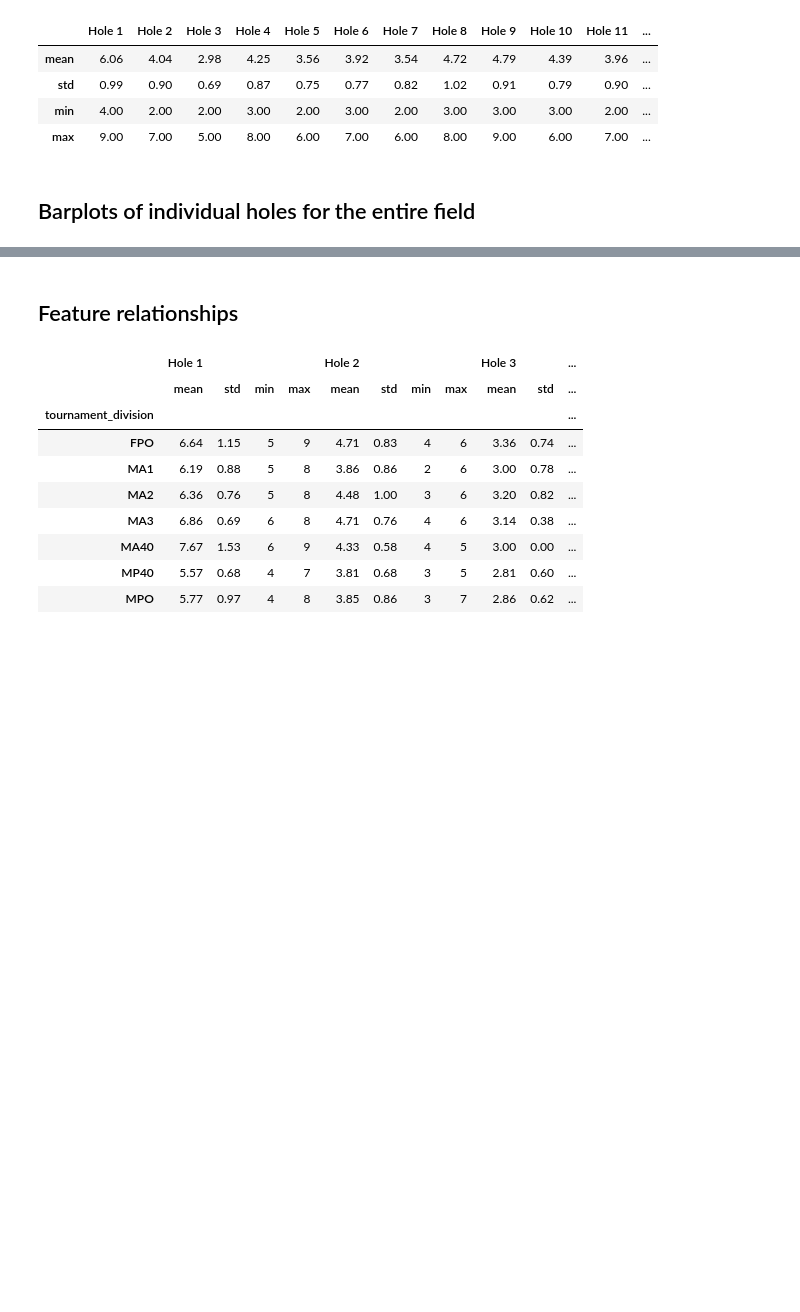
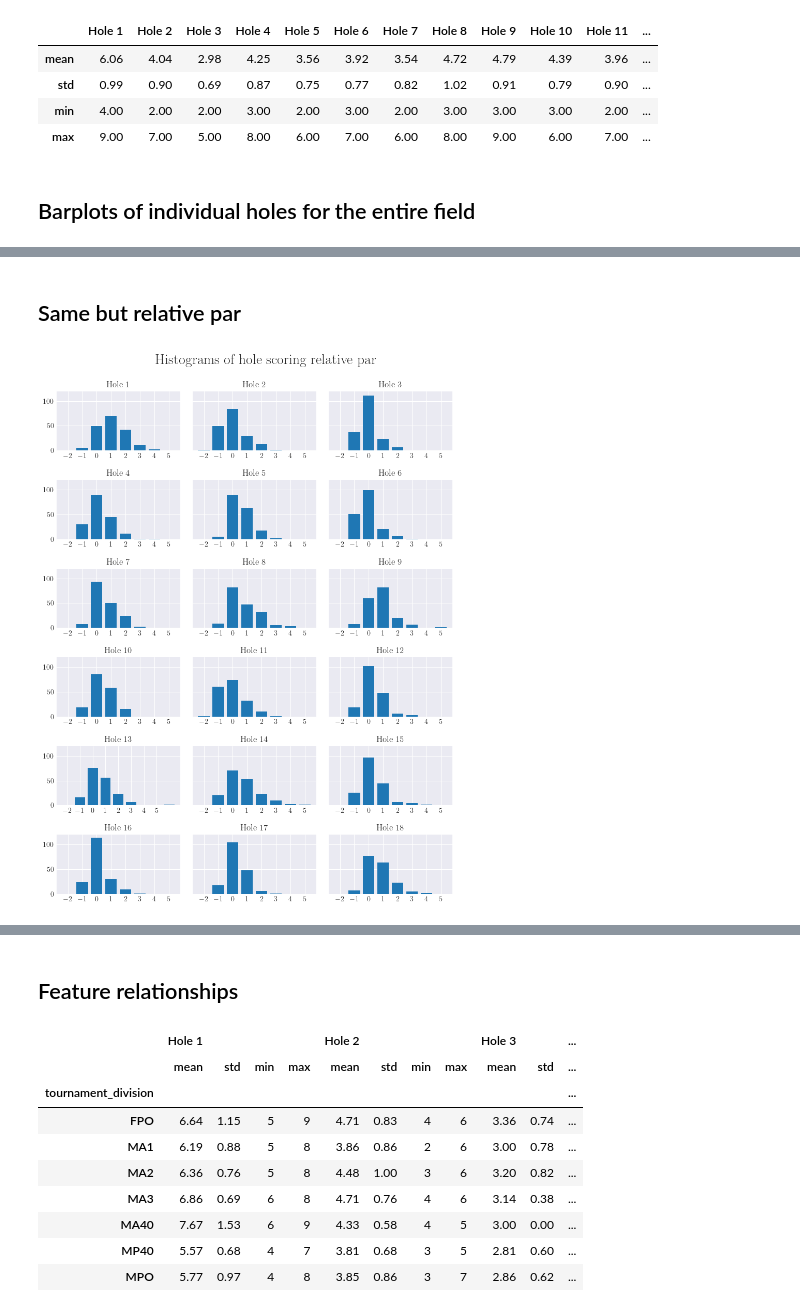
Before and after one commit to jonkracht/pdga-score-scraper, a Jupyter notebook: notebooks/2.01-jk-plots.ipynb, the cells around one changed output, grey strips where cells are left out. Drawn from its saved outputs; the diff is of its cells as text; code cells hidden in the pictures; blank space fills up the shorter version.

```diff
--- a/notebooks/2.01-jk-plots.ipynb
+++ b/notebooks/2.01-jk-plots.ipynb
@@ -150,0 +152,30 @@ plt.show()
+# %% [markdown]
+## Same but relative par
+# %%
+vals = range(-2, 6)
+
+fig, axs = plt.subplots(6, 3, sharey=True, figsize = (9, 12))
+fig.suptitle("Histograms of hole scoring relative par", fontsize=20)
+
+for i in range(18):
+
+    rel_par = df[f"Hole {i+1}"] - par[i]
+    counts = rel_par.value_counts().to_dict()
+
+
+    for v in vals:
+        if v not in counts.keys():
+            counts[v] = 0
+
+    ax = axs[i // 3, i%3]
+
+    ax.bar(counts.keys(), counts.values())
+    #df[f"Hole {i + 1.plot(ax=ax, kind='bar', fontsize=14, title=f"Hole {i+1}")
+    ax.set_title(f"Hole {i+1}", fontsize=12)
+    ax.set_xticks(vals)
+    #ax.set_xlabel("")
+
+fig.subplots_adjust(top=0.92, left=0.05, hspace=0.5, wspace=0.1)
+plt.show()
+# %% [output]
+[figure, added]
```
Also changed, not shown: parts of 23 cells of this notebook.
